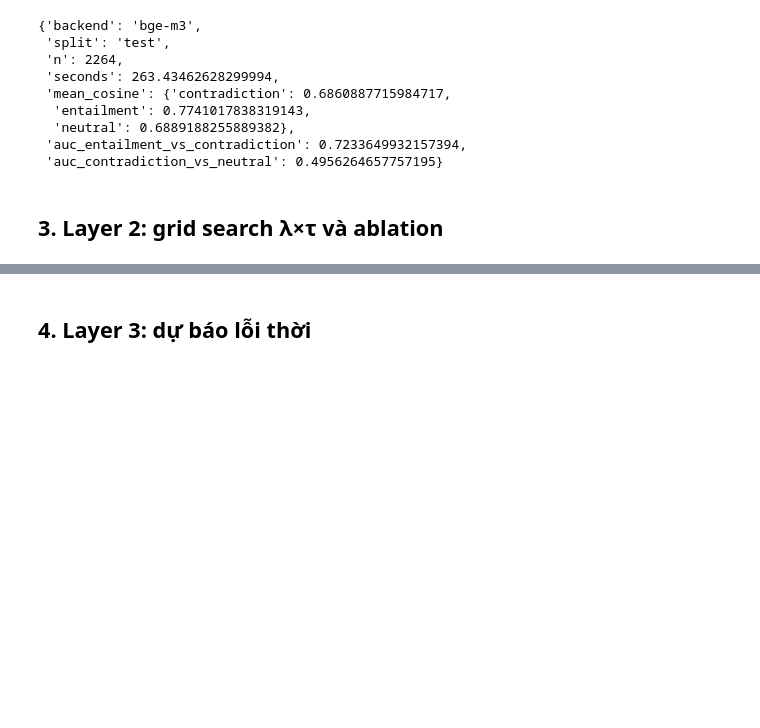
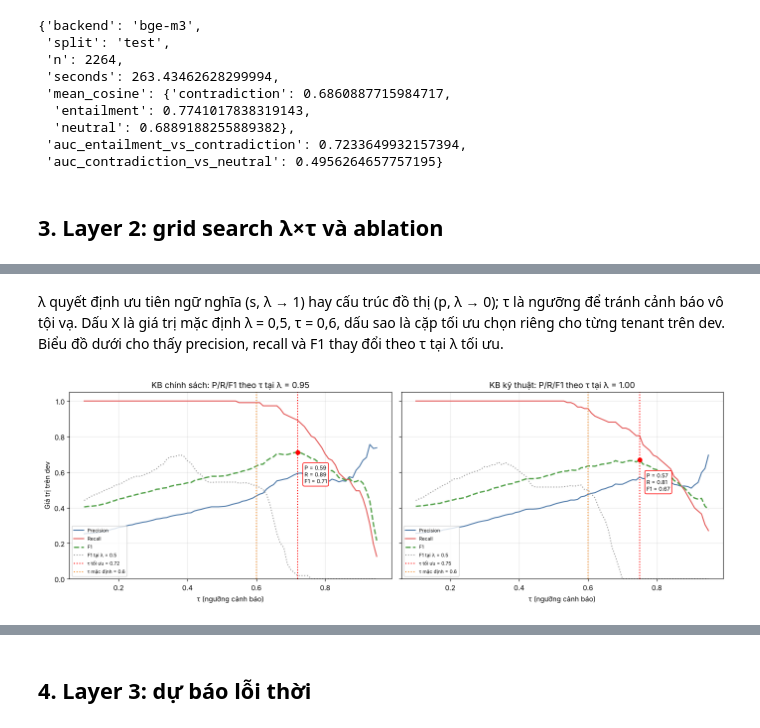
Before and after one commit to vinhlee9x/conflict-detection-obsolescence-forecasting, a Jupyter notebook: notebooks/04_results.ipynb, the cells around one changed output, grey strips where cells are left out. Saved outputs shown, nothing was run; the diff lists cells and outputs as text; code cells hidden in the pictures; blank space fills up the shorter version.

```diff
--- a/notebooks/04_results.ipynb
+++ b/notebooks/04_results.ipynb
@@ -89,3 +89,9 @@ show(plots.tenant_heatmaps(grid, config), "03_grid_heatmaps")
+# %% [markdown]
+λ quyết định ưu tiên ngữ nghĩa (s, λ → 1) hay cấu trúc đồ thị (p, λ → 0); τ là ngưỡng để tránh cảnh báo vô tội vạ. Dấu X là giá trị mặc định λ = 0,5, τ = 0,6, dấu sao là cặp tối ưu chọn riêng cho từng tenant trên dev. Biểu đồ dưới cho thấy precision, recall và F1 thay đổi theo τ tại λ tối ưu.
+# %%
+show(plots.threshold_curves(grid, config), "03b_threshold_curves")
+# %% [output]
+[figure, added]
 # %%
 show(plots.lambda_profile(grid), "04_lambda_profile")
 # %% [output]
```
Also changed, not shown: parts of 12 cells of this notebook, 13 other files.
